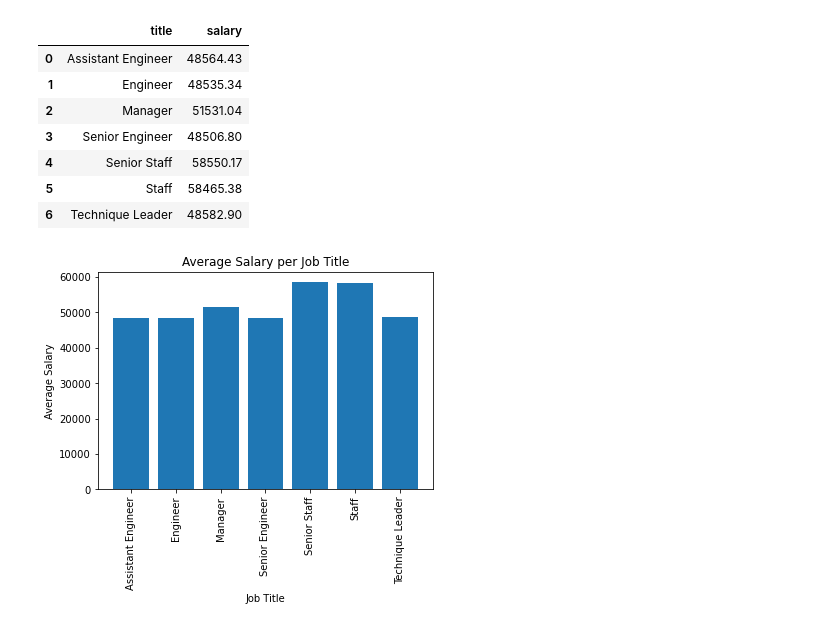
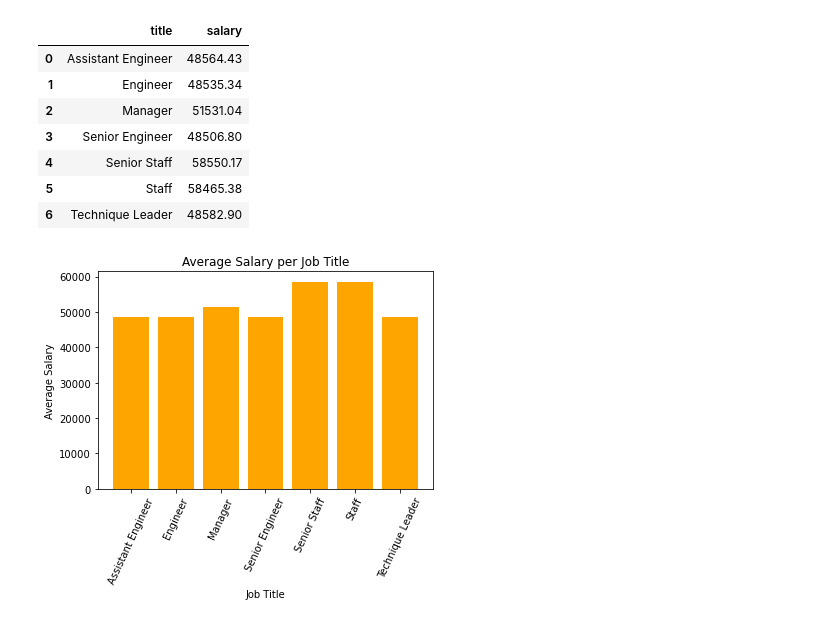
Before and after one commit to Slyssy/sql-challenge, a Jupyter notebook: Employee_SQL/SQL_Challenge_Employees.ipynb, the cells around one changed output. Drawn from its saved outputs; the diff is of its cells as text; code cells hidden in the pictures.

Commit message:
Changed color of bar chart.

```diff
--- a/Employee_SQL/SQL_Challenge_Employees.ipynb
+++ b/Employee_SQL/SQL_Challenge_Employees.ipynb
@@ -121,11 +121,11 @@ avg_salaries_df
 # %%
 plt.title("Average Salary per Job Title")
 plt.xlabel("Job Title")
 plt.ylabel("Average Salary")
 plt.bar(
-    avg_salaries_df["title"], avg_salaries_df["salary"]
+    avg_salaries_df["title"], avg_salaries_df["salary"], color="orange"
 )
-plt.xticks(rotation=90)
+plt.xticks(rotation=65)
 plt.show()
 # %% [output]
-[figure, old version]
+[figure, new version]
```
